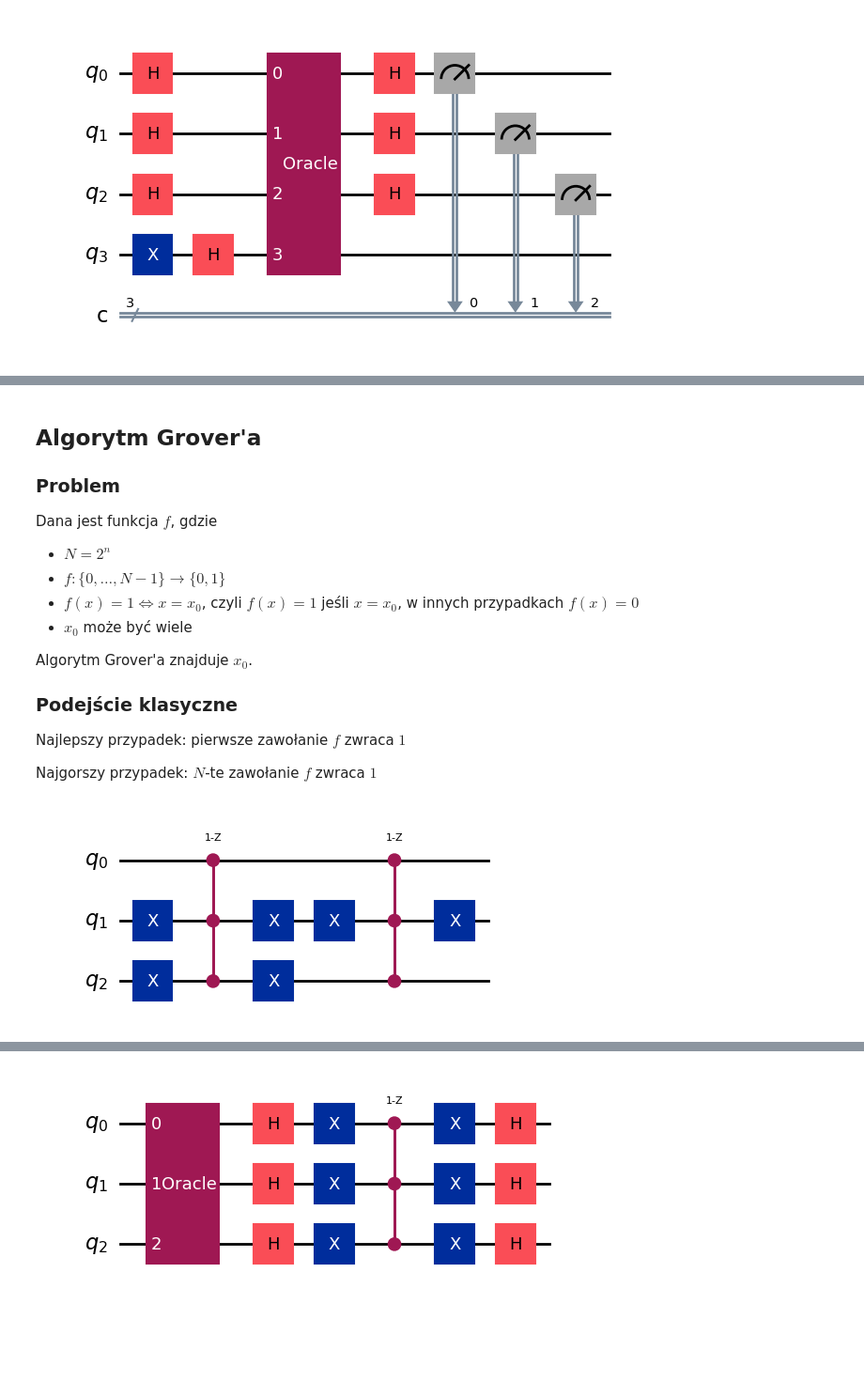
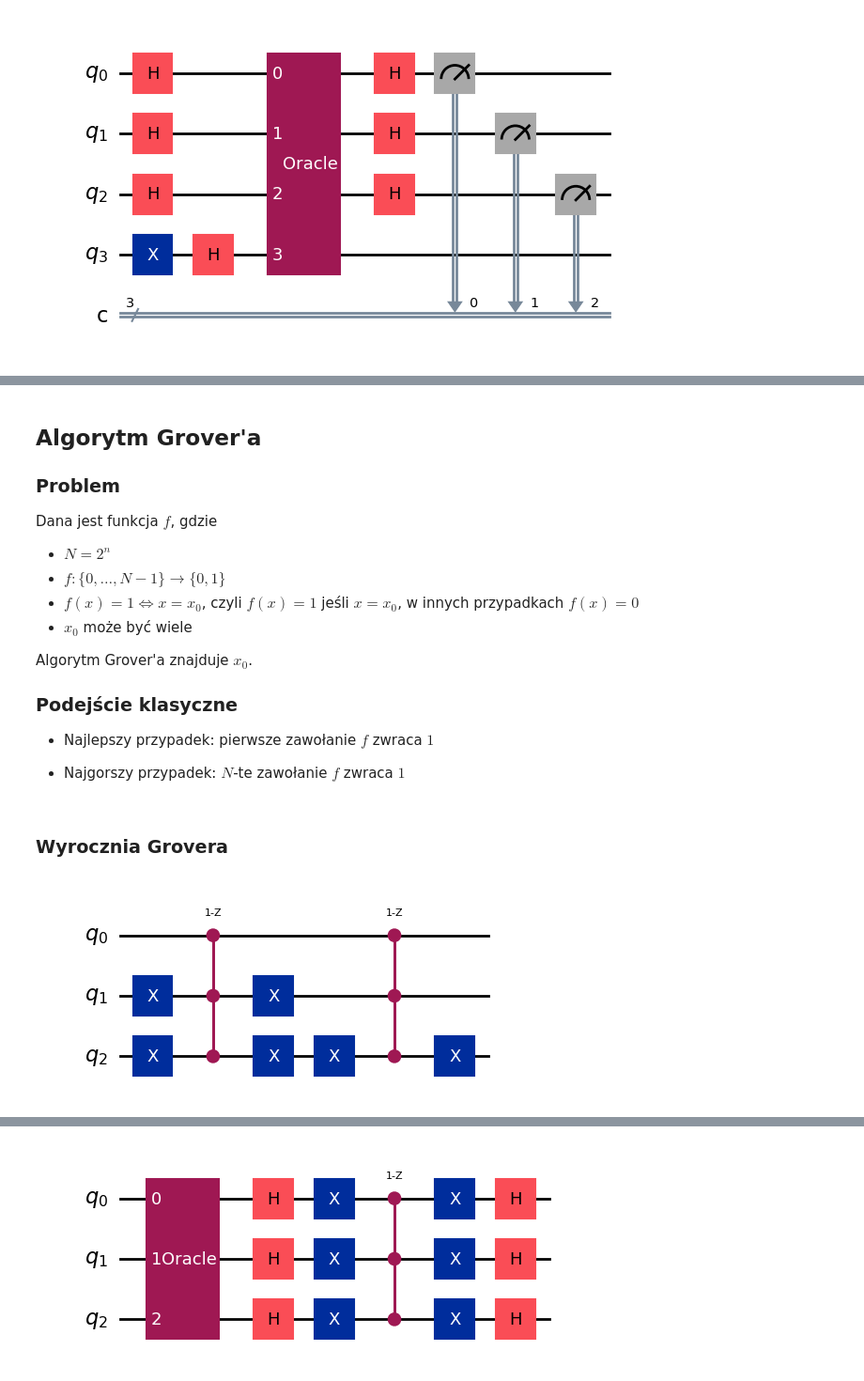
Before and after one commit to kjurczyn/podstawowe-algorytmy-kwantowe-qiskit, a Jupyter notebook: main.ipynb, the cells around one changed output, grey strips where cells are left out. Shown at 94% size. Saved outputs shown, nothing was run; the diff lists cells and outputs as text; code cells hidden in the pictures; blank space fills up the shorter version.

```diff
--- a/main.ipynb
+++ b/main.ipynb
@@ -136,12 +272,14 @@ Dana jest funkcja $f$, gdzie
 Algorytm Grover'a znajduje $x_0$.
 
 ### Podejście klasyczne
-Najlepszy przypadek: pierwsze zawołanie $f$ zwraca $1$
+- Najlepszy przypadek: pierwsze zawołanie $f$ zwraca $1$
 
 
-Najgorszy przypadek: $N$-te zawołanie $f$ zwraca $1$
+- Najgorszy przypadek: $N$-te zawołanie $f$ zwraca $1$
 # %%
 n = 3
+# %% [markdown]
+### Wyrocznia Grovera
 # %%
 def grover_oracle_generate(n : int, marked_states: list) -> Tuple[qs.QuantumCircuit, Gate]:
     oracle = qs.QuantumCircuit(n)
@@ -161,9 +299,9 @@ def grover_oracle_generate(n : int, marked_states: list) -> Tuple[qs.QuantumCirc
 
     return oracle, oracle_gate
 # %%
-marked_states = [1, 5]
+marked_states = [1, 3]
 grover_oracle, grover_oracle_gate = grover_oracle_generate(n, marked_states)
 
 grover_oracle.draw('mpl')
 # %% [output]
-[figure, old version]
+[figure, new version]
```
Also changed, not shown: parts of 9 cells of this notebook.
